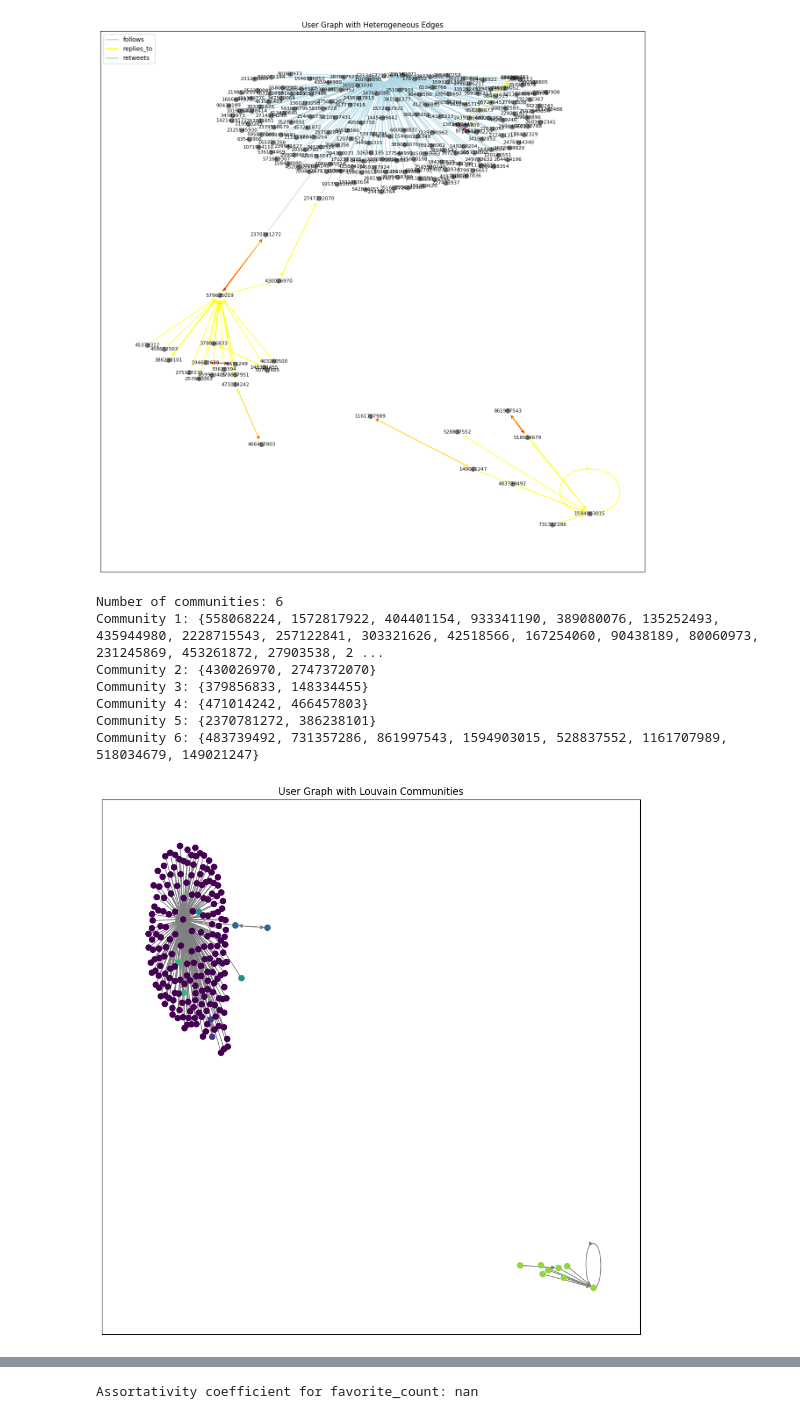
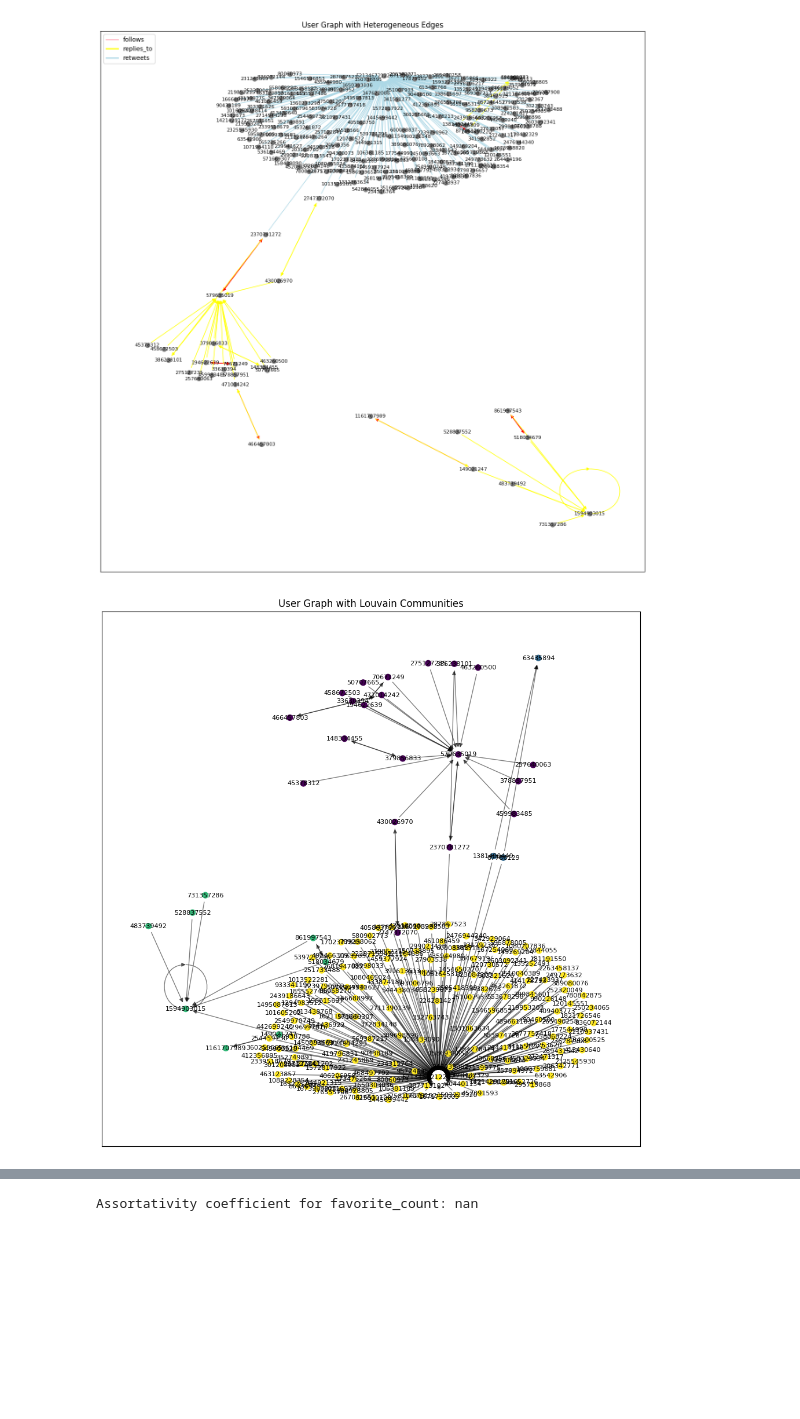
Before and after one commit to egeorg02/RumourDetection, a Jupyter notebook: communities.ipynb, the cells around one changed output, grey strips where cells are left out. Drawn from its saved outputs; the diff is of its cells as text; code cells hidden in the pictures; blank space fills up the shorter version.

```diff
--- a/communities.ipynb
+++ b/communities.ipynb
@@ -86,31 +82,25 @@ from itertools import takewhile
 # %%
 from networkx.algorithms.community import louvain_communities, girvan_newman
 
 communities = louvain_communities(user_graph)
-print(f"Number of communities: {len(communities)}")
+
+# Create a mapping from node to community
+community_map = {}
 for i, community in enumerate(communities):
-    print(f"Community {i + 1}: {community}")
+    for node in community:
+        community_map[node] = i
 
-pos = nx.spring_layout(user_graph)  # layout for nodes
-cmap = plt.get_cmap('viridis')      # color map for the communities
+# Draw the graph with communities
+pos = nx.spring_layout(user_graph, k=0.3)   # layout for nodes
+cmap = plt.get_cmap('viridis')              # color map for the communities
 
-# Create a mapping of nodes to community index
-community_map = {node: i for i, community in enumerate(communities) for node in community}
+plt.figure(figsize=(12, 12))
+nx.draw_networkx_nodes(user_graph, pos, node_size=50,
+                       node_color=[community_map[node] for node in user_graph.nodes()], cmap=cmap)
+nx.draw_networkx_edges(user_graph, pos, alpha=0.5)
+nx.draw_networkx_labels(user_graph, pos, font_size=8)
 
-# Assign a color to each node based on its community
-colors = [cmap(community_map[node] / len(communities)) for node in user_graph.nodes()]
-
-# Plot the graph
-plt.figure(figsize=(12, 12))
-nx.draw_networkx(user_graph, pos, node_color=colors, with_labels=False, node_size=50, edge_color='gray')
 plt.title("User Graph with Louvain Communities")
 plt.show()
 # %% [output]
-Number of communities: 6
-Community 1: {558068224, 1572817922, 404401154, 933341190, 389080076, 135252493, 435944980, 2228715543, 257122841, 303321626, 42518566, 167254060, 90438189, 80060973, 231245869, 453261872, 27903538, 2 ...
-Community 2: {430026970, 2747372070}
-Community 3: {379856833, 148334455}
-Community 4: {471014242, 466457803}
-Community 5: {2370781272, 386238101}
-Community 6: {483739492, 731357286, 861997543, 1594903015, 528837552, 1161707989, 518034679, 149021247}
-[figure, old version]
+[figure, new version]
```
Also changed, not shown: parts of 9 cells of this notebook, 7 other files.
